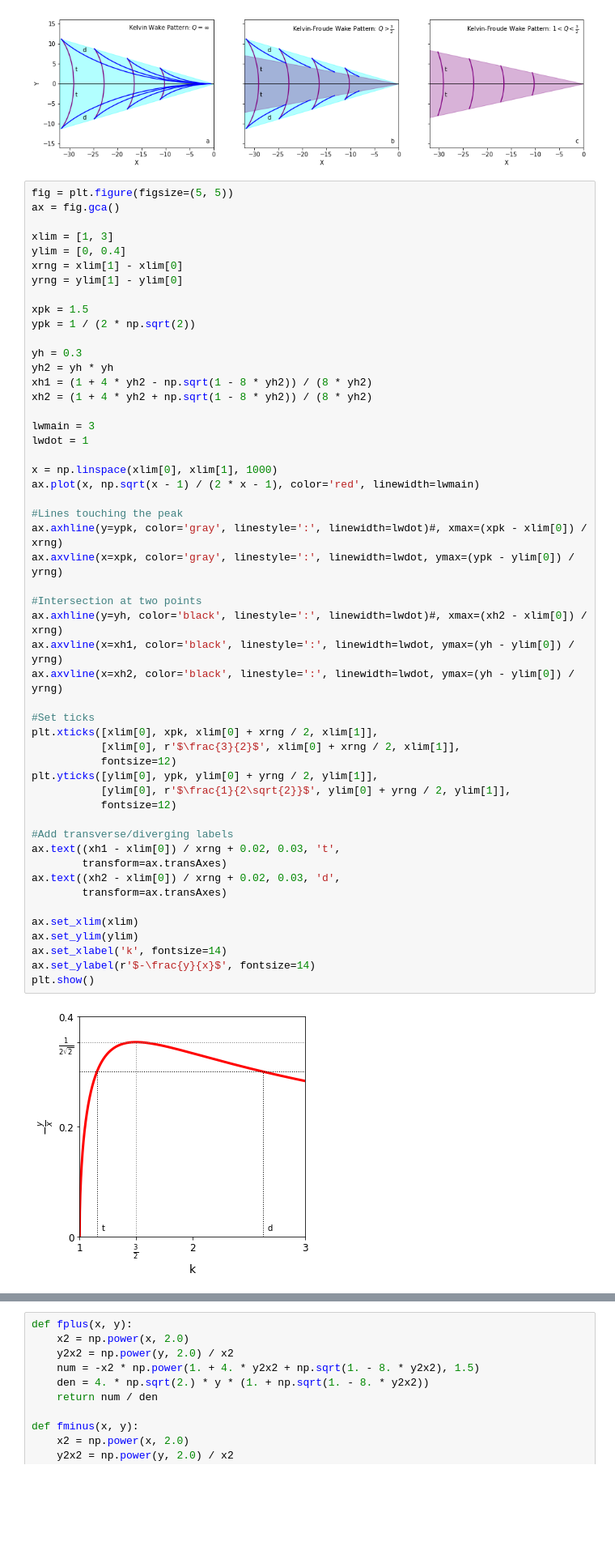
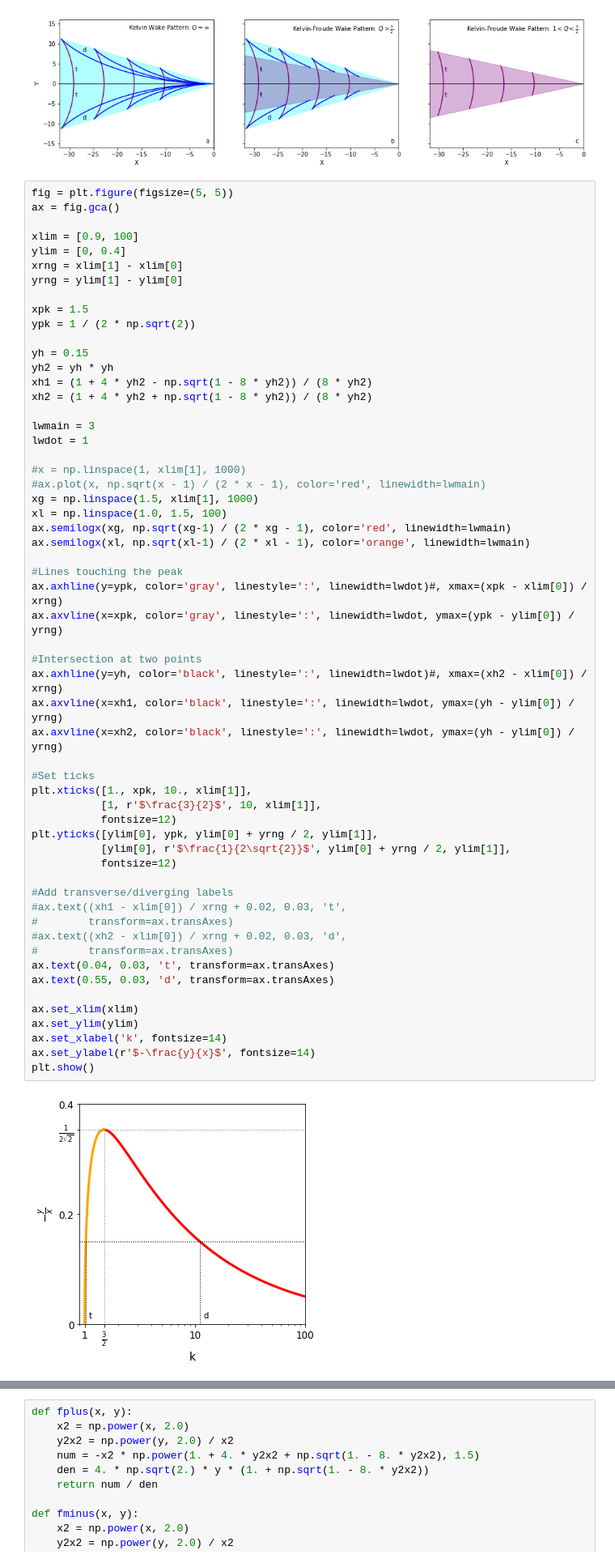
Before and after one commit to jcolen/kelvinmach, a Jupyter notebook: challenging_kelvin/ParametricPlots.ipynb, the cells around one changed output, grey strips where cells are left out. Shown at 81% size. Cells and saved outputs as stored; diff of their text form; blank space fills up the shorter version.

```diff
--- a/challenging_kelvin/ParametricPlots.ipynb
+++ b/challenging_kelvin/ParametricPlots.ipynb
@@ -90,7 +90,7 @@ plt.show()
 fig = plt.figure(figsize=(5, 5))
 ax = fig.gca()
 
-xlim = [1, 3]
+xlim = [0.9, 100]
 ylim = [0, 0.4]
 xrng = xlim[1] - xlim[0]
 yrng = ylim[1] - ylim[0]
@@ -98,44 +98,50 @@ yrng = ylim[1] - ylim[0]
 xpk = 1.5
 ypk = 1 / (2 * np.sqrt(2))
 
-yh = 0.3
+yh = 0.15
 yh2 = yh * yh
 xh1 = (1 + 4 * yh2 - np.sqrt(1 - 8 * yh2)) / (8 * yh2)
 xh2 = (1 + 4 * yh2 + np.sqrt(1 - 8 * yh2)) / (8 * yh2)
 
 lwmain = 3
 lwdot = 1
 
-x = np.linspace(xlim[0], xlim[1], 1000)
-ax.plot(x, np.sqrt(x - 1) / (2 * x - 1), color='red', linewidth=lwmain)
+#x = np.linspace(1, xlim[1], 1000)
+#ax.plot(x, np.sqrt(x - 1) / (2 * x - 1), color='red', linewidth=lwmain)
+xg = np.linspace(1.5, xlim[1], 1000)
+xl = np.linspace(1.0, 1.5, 100)
+ax.semilogx(xg, np.sqrt(xg-1) / (2 * xg - 1), color='red', linewidth=lwmain)
+ax.semilogx(xl, np.sqrt(xl-1) / (2 * xl - 1), color='orange', linewidth=lwmain)
 
 #Lines touching the peak
 ax.axhline(y=ypk, color='gray', linestyle=':', linewidth=lwdot)#, xmax=(xpk - xlim[0]) / xrng)
 ax.axvline(x=xpk, color='gray', linestyle=':', linewidth=lwdot, ymax=(ypk - ylim[0]) / yrng)
 
 #Intersection at two points
 ax.axhline(y=yh, color='black', linestyle=':', linewidth=lwdot)#, xmax=(xh2 - xlim[0]) / xrng)
 ax.axvline(x=xh1, color='black', linestyle=':', linewidth=lwdot, ymax=(yh - ylim[0]) / yrng)
 ax.axvline(x=xh2, color='black', linestyle=':', linewidth=lwdot, ymax=(yh - ylim[0]) / yrng)
 
 #Set ticks
-plt.xticks([xlim[0], xpk, xlim[0] + xrng / 2, xlim[1]],
-           [xlim[0], r'$\frac{3}{2}$', xlim[0] + xrng / 2, xlim[1]],
+plt.xticks([1., xpk, 10., xlim[1]],
+           [1, r'$\frac{3}{2}$', 10, xlim[1]],
            fontsize=12)
 plt.yticks([ylim[0], ypk, ylim[0] + yrng / 2, ylim[1]],
            [ylim[0], r'$\frac{1}{2\sqrt{2}}$', ylim[0] + yrng / 2, ylim[1]],
            fontsize=12)
 
 #Add transverse/diverging labels
-ax.text((xh1 - xlim[0]) / xrng + 0.02, 0.03, 't',
-        transform=ax.transAxes)
-ax.text((xh2 - xlim[0]) / xrng + 0.02, 0.03, 'd',
-        transform=ax.transAxes)
+#ax.text((xh1 - xlim[0]) / xrng + 0.02, 0.03, 't',
+#        transform=ax.transAxes)
+#ax.text((xh2 - xlim[0]) / xrng + 0.02, 0.03, 'd',
+#        transform=ax.transAxes)
+ax.text(0.04, 0.03, 't', transform=ax.transAxes)
+ax.text(0.55, 0.03, 'd', transform=ax.transAxes)
 
 ax.set_xlim(xlim)
 ax.set_ylim(ylim)
 ax.set_xlabel('k', fontsize=14)
 ax.set_ylabel(r'$-\frac{y}{x}$', fontsize=14)
 plt.show()
 # %% [output]
-[figure, old version]
+[figure, new version]
```
Also changed, not shown: parts of 1 cell of this notebook, 1 other file.
